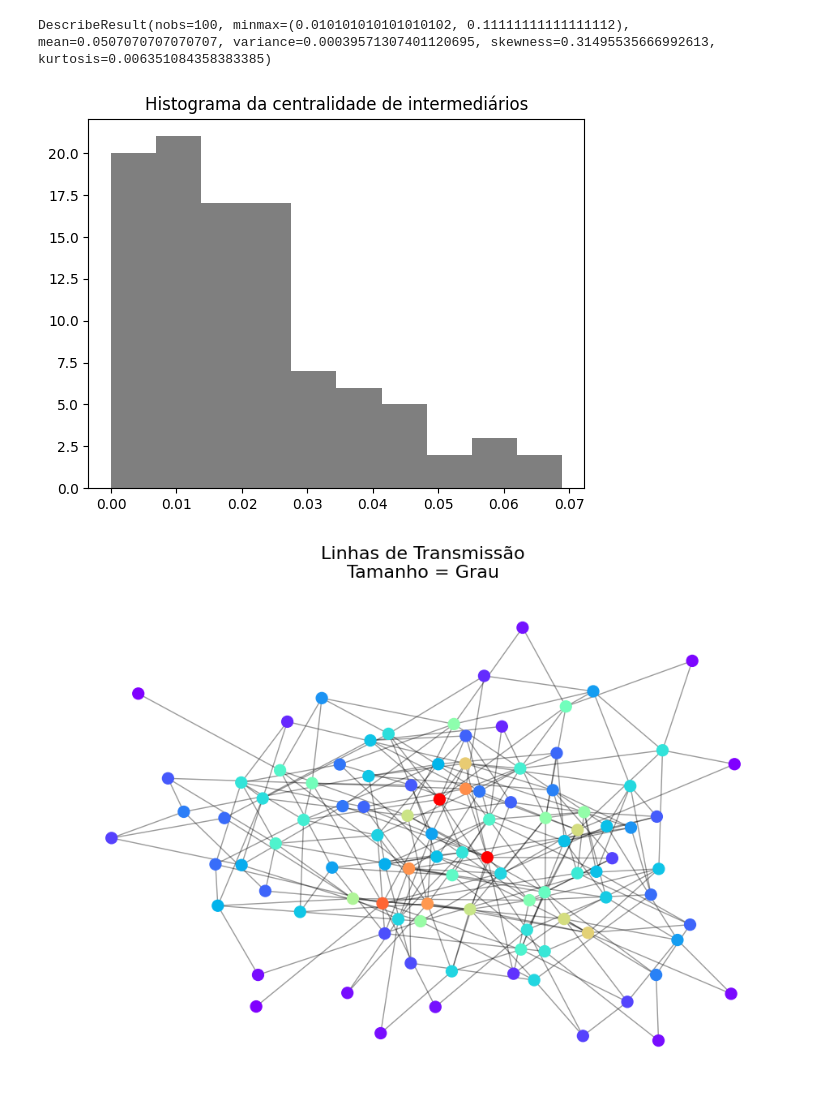
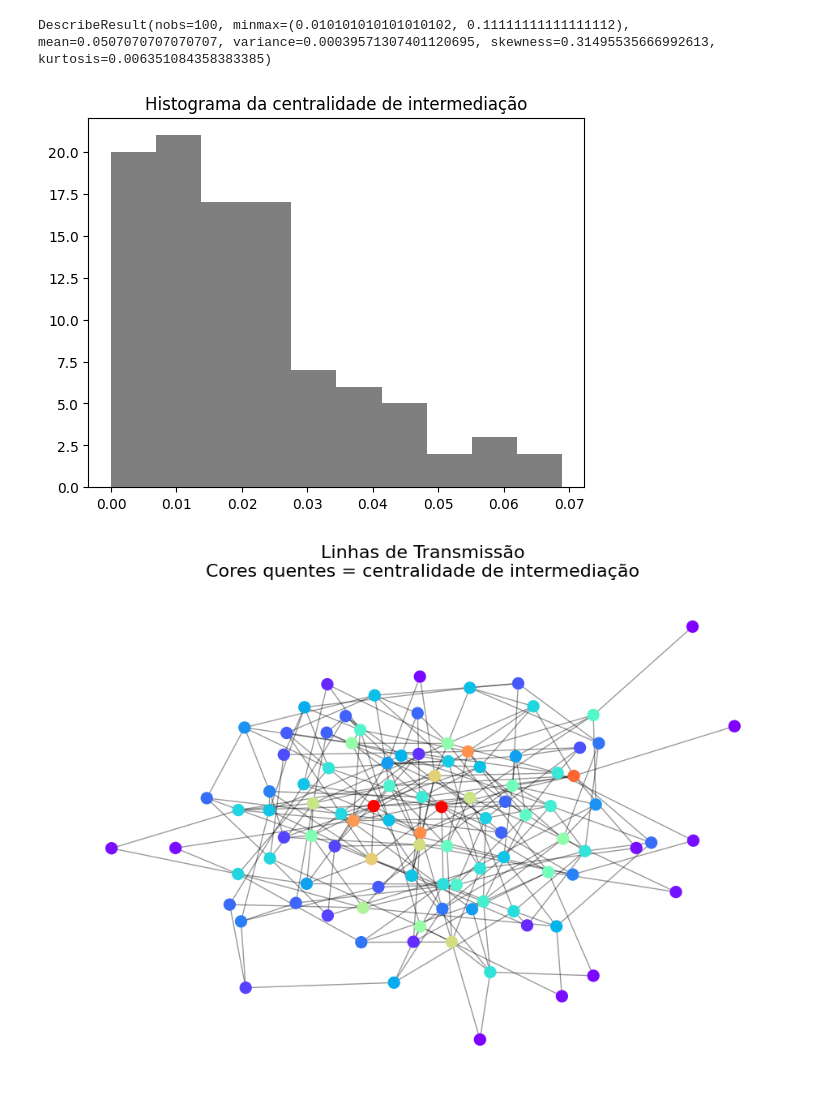
Before and after one commit to diegohat/grafos-e-redes-de-transmissao, a Jupyter notebook: transmissao.ipynb, the cells around one changed output. Cells and saved outputs as stored; diff of their text form; code cells hidden in the pictures.

```diff
--- a/transmissao.ipynb
+++ b/transmissao.ipynb
@@ -125,17 +149,17 @@ stats.describe(list(deg_centrality.values()))
 DescribeResult(nobs=100, minmax=(0.010101010101010102, 0.11111111111111112), mean=0.0507070707070707, variance=0.00039571307401120695, skewness=0.31495535666992613, kurtosis=0.006351084358383385)
 # %%
 plt.hist(betweenness_centrality, color="black", alpha=.5)
-plt.title('Histograma da centralidade de intermediários')
+plt.title('Histograma da centralidade de intermediação')
 plt.show()
 # %% [output]
-[figure, old version]
+[figure, new version]
 # %%
 plt.figure(1, figsize=(12, 8))
 pos=nx.fruchterman_reingold_layout(G)
 plt.axis('off')
 nx.draw_networkx_nodes(G,pos, node_size=100, node_color=betweenness_centrality, cmap=plt.cm.rainbow)
 nx.draw_networkx_edges(G,pos,alpha=0.4)
-plt.title('Linhas de Transmissão\nTamanho = Grau', size=16)
+plt.title('Linhas de Transmissão\nCores quentes = centralidade de intermediação', size=16)
 plt.show()
 # %% [output]
-[figure, old version]
+[figure, new version]
```
Also changed, not shown: parts of 5 cells of this notebook, 2 other files.
